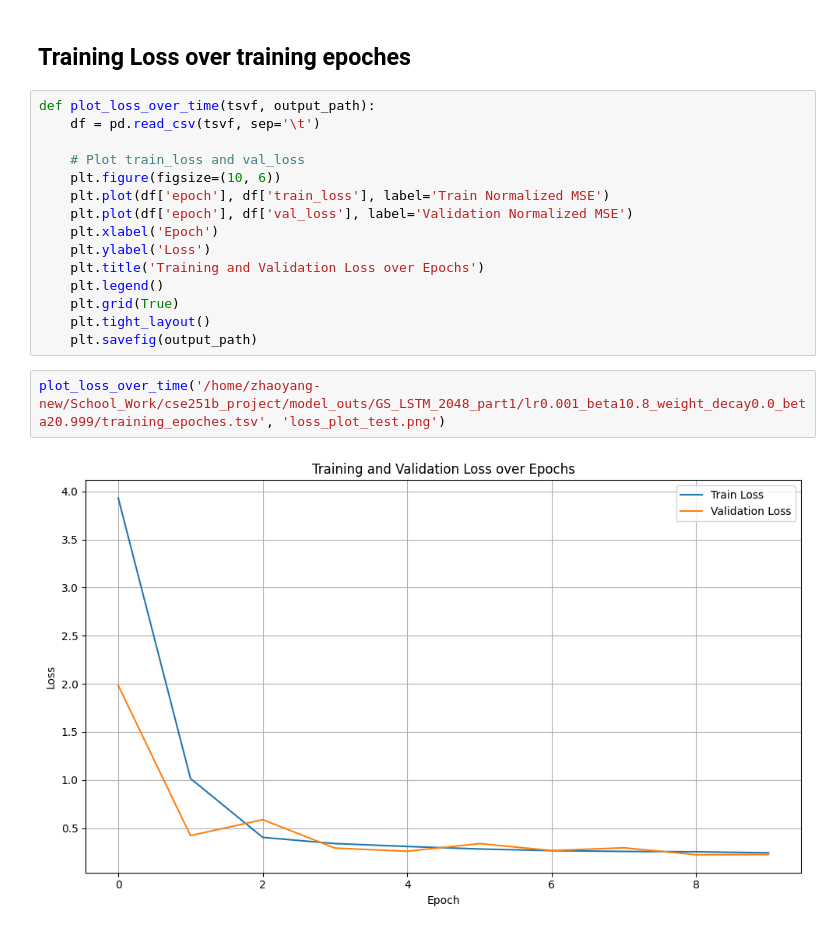
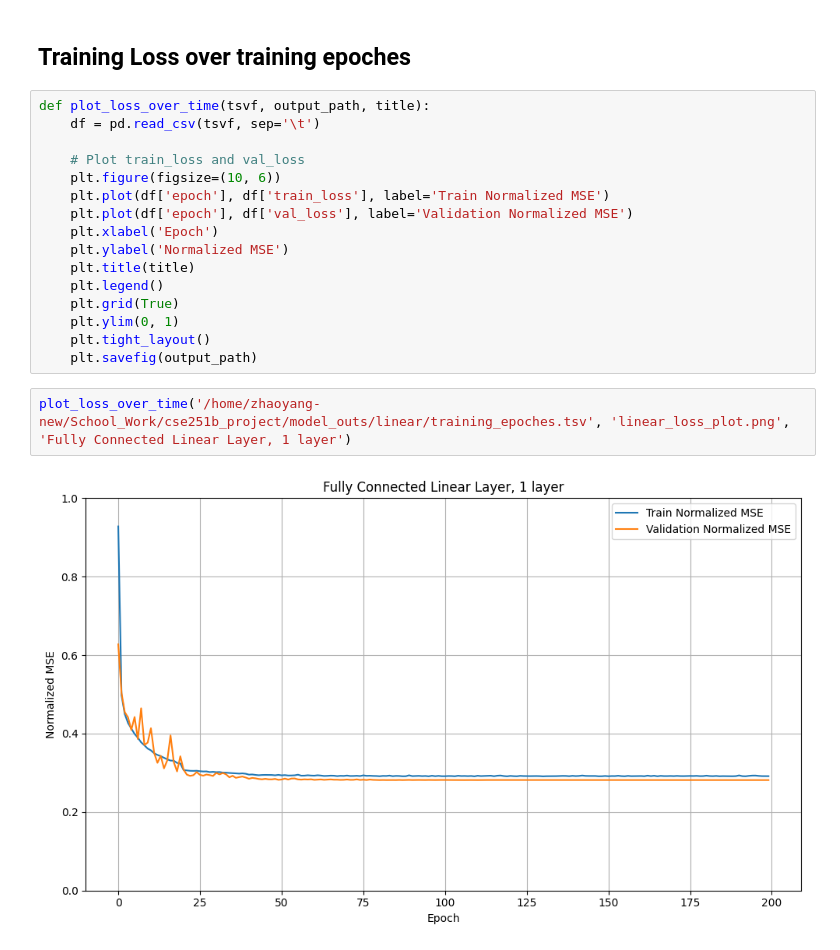
Before and after one commit to m1fisher/cse251b_project, a Jupyter notebook: milestone_part3_plots/part3_plots.ipynb, the cells around one changed output. Drawn from its saved outputs; the diff is of its cells as text.

```diff
--- a/milestone_part3_plots/part3_plots.ipynb
+++ b/milestone_part3_plots/part3_plots.ipynb
@@ -10,7 +10,7 @@ from collections import defaultdict
 # %% [markdown]
 ## Training Loss over training epoches
 # %%
-def plot_loss_over_time(tsvf, output_path):
+def plot_loss_over_time(tsvf, output_path, title):
     df = pd.read_csv(tsvf, sep='\t')
 
     # Plot train_loss and val_loss
@@ -18,13 +18,14 @@ def plot_loss_over_time(tsvf, output_path):
     plt.plot(df['epoch'], df['train_loss'], label='Train Normalized MSE')
     plt.plot(df['epoch'], df['val_loss'], label='Validation Normalized MSE')
     plt.xlabel('Epoch')
-    plt.ylabel('Loss')
-    plt.title('Training and Validation Loss over Epochs')
+    plt.ylabel('Normalized MSE')
+    plt.title(title)
     plt.legend()
     plt.grid(True)
+    plt.ylim(0, 1)
     plt.tight_layout()
     plt.savefig(output_path)
 # %%
-plot_loss_over_time('/home/zhaoyang-new/School_Work/cse251b_project/model_outs/GS_LSTM_2048_part1/lr0.001_beta10.8_weight_decay0.0_beta20.999/training_epoches.tsv', 'loss_plot_test.png')
+plot_loss_over_time('/home/zhaoyang-new/School_Work/cse251b_project/model_outs/linear/training_epoches.tsv', 'linear_loss_plot.png', 'Fully Connected Linear Layer, 1 layer')
 # %% [output]
-[figure, old version]
+[figure, new version]
```
Also changed, not shown: parts of 27 cells of this notebook, 1 other file.
